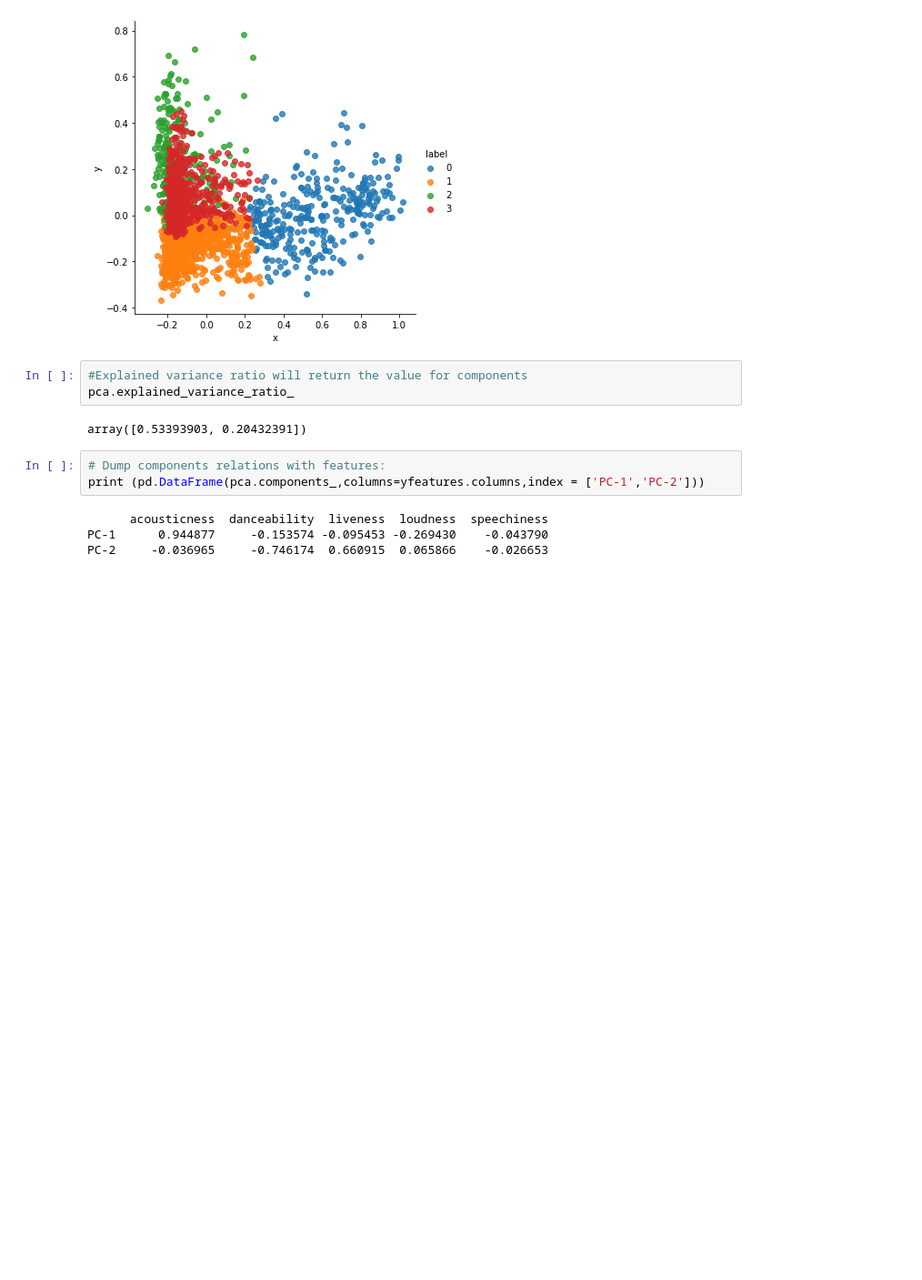
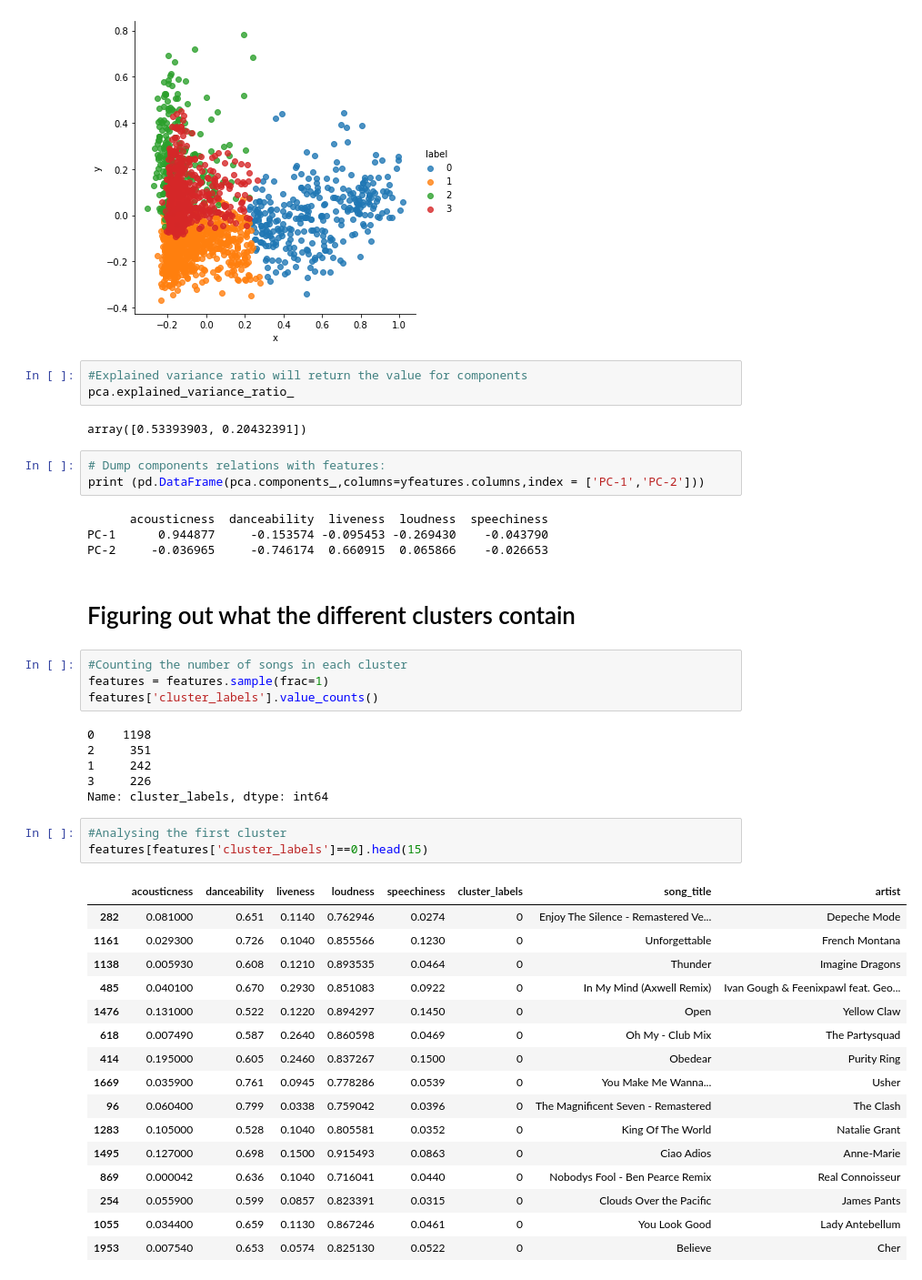
Before and after one commit to Devanshi-123/Mood-Detection, a Jupyter notebook: Mood_Prediction.ipynb, the cells around one changed output. Shown at 91% size. Saved outputs shown, nothing was run; the diff lists cells and outputs as text; blank space fills up the shorter version.

Commit message:
Analyzing Clusters And Providing them labels

```diff
--- a/Mood_Prediction.ipynb
+++ b/Mood_Prediction.ipynb
@@ -292,3 +292,35 @@ print (pd.DataFrame(pca.components_,columns=yfeatures.columns,index = ['PC-1','P
       acousticness  danceability  liveness  loudness  speechiness
 PC-1      0.944877     -0.153574 -0.095453 -0.269430    -0.043790
 PC-2     -0.036965     -0.746174  0.660915  0.065866    -0.026653
+# %% [markdown]
+# Figuring out what the different clusters contain
+# %%
+#Counting the number of songs in each cluster
+features = features.sample(frac=1)
+features['cluster_labels'].value_counts()
+# %% [output]
+0    1198
+2     351
+1     242
+3     226
+Name: cluster_labels, dtype: int64
+# %%
+#Analysing the first cluster
+features[features['cluster_labels']==0].head(15)
+# %% [output]
+|  | acousticness | danceability | liveness | loudness | speechiness | cluster_labels | song_title | artist |
+| 282 | 0.081000 | 0.651 | 0.1140 | 0.762946 | 0.0274 | 0 | Enjoy The Silence - Remastered Ve... | Depeche Mode |
+| 1161 | 0.029300 | 0.726 | 0.1040 | 0.855566 | 0.1230 | 0 | Unforgettable | French Montana |
+| 1138 | 0.005930 | 0.608 | 0.1210 | 0.893535 | 0.0464 | 0 | Thunder | Imagine Dragons |
+| 485 | 0.040100 | 0.670 | 0.2930 | 0.851083 | 0.0922 | 0 | In My Mind (Axwell Remix) | Ivan Gough & Feenixpawl feat. Geo... |
+| 1476 | 0.131000 | 0.522 | 0.1220 | 0.894297 | 0.1450 | 0 | Open | Yellow Claw |
+| 618 | 0.007490 | 0.587 | 0.2640 | 0.860598 | 0.0469 | 0 | Oh My - Club Mix | The Partysquad |
+| 414 | 0.195000 | 0.605 | 0.2460 | 0.837267 | 0.1500 | 0 | Obedear | Purity Ring |
+| 1669 | 0.035900 | 0.761 | 0.0945 | 0.778286 | 0.0539 | 0 | You Make Me Wanna... | Usher |
+| 96 | 0.060400 | 0.799 | 0.0338 | 0.759042 | 0.0396 | 0 | The Magnificent Seven - Remastered | The Clash |
+| 1283 | 0.105000 | 0.528 | 0.1040 | 0.805581 | 0.0352 | 0 | King Of The World | Natalie Grant |
+| 1495 | 0.127000 | 0.698 | 0.1500 | 0.915493 | 0.0863 | 0 | Ciao Adios | Anne-Marie |
+| 869 | 0.000042 | 0.636 | 0.1040 | 0.716041 | 0.0440 | 0 | Nobodys Fool - Ben Pearce Remix | Real Connoisseur |
+| 254 | 0.055900 | 0.599 | 0.0857 | 0.823391 | 0.0315 | 0 | Clouds Over the Pacific | James Pants |
+| 1055 | 0.034400 | 0.659 | 0.1130 | 0.867246 | 0.0461 | 0 | You Look Good | Lady Antebellum |
+| 1953 | 0.007540 | 0.653 | 0.0574 | 0.825130 | 0.0522 | 0 | Believe | Cher |
```
Also changed, not shown: parts of 8 cells of this notebook.
